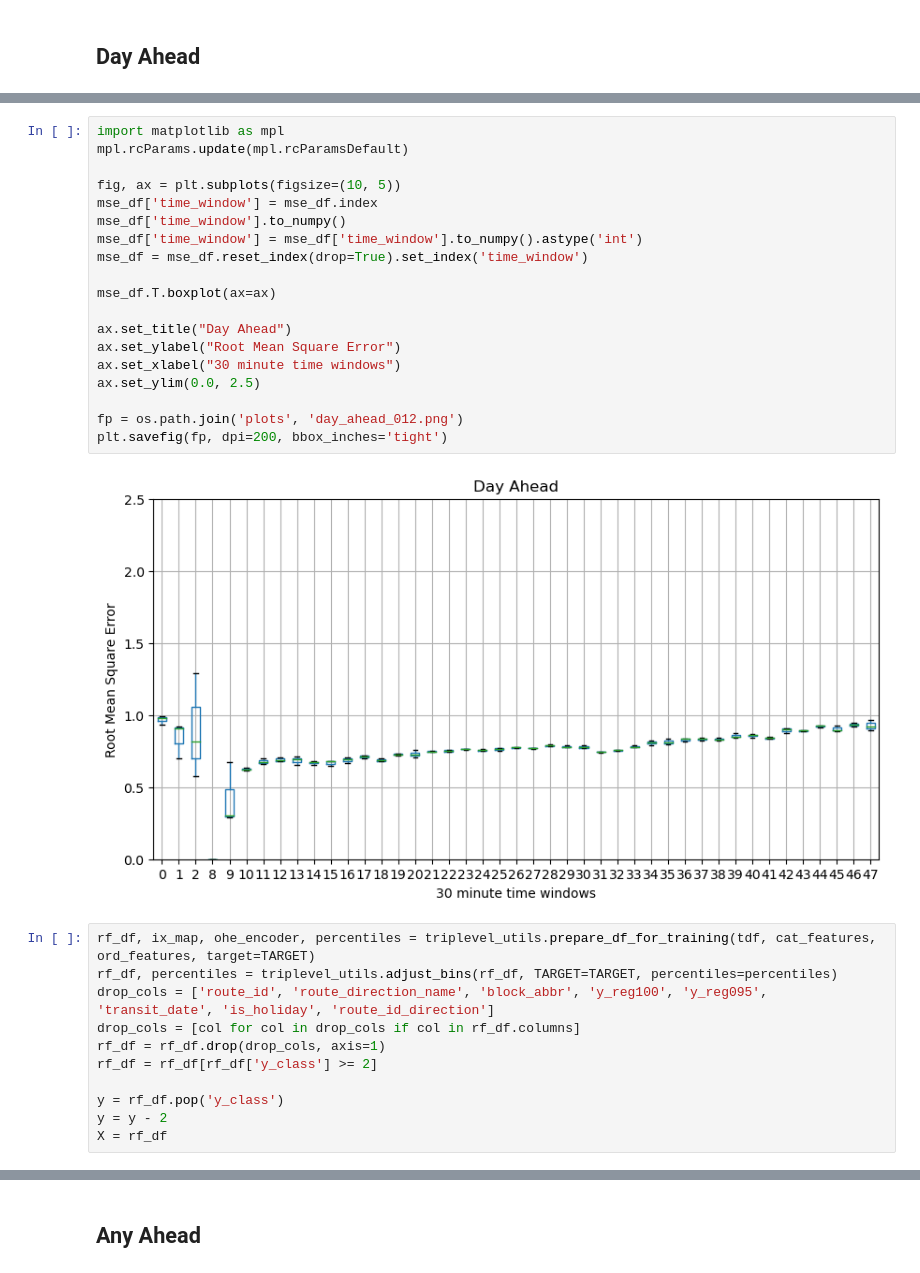
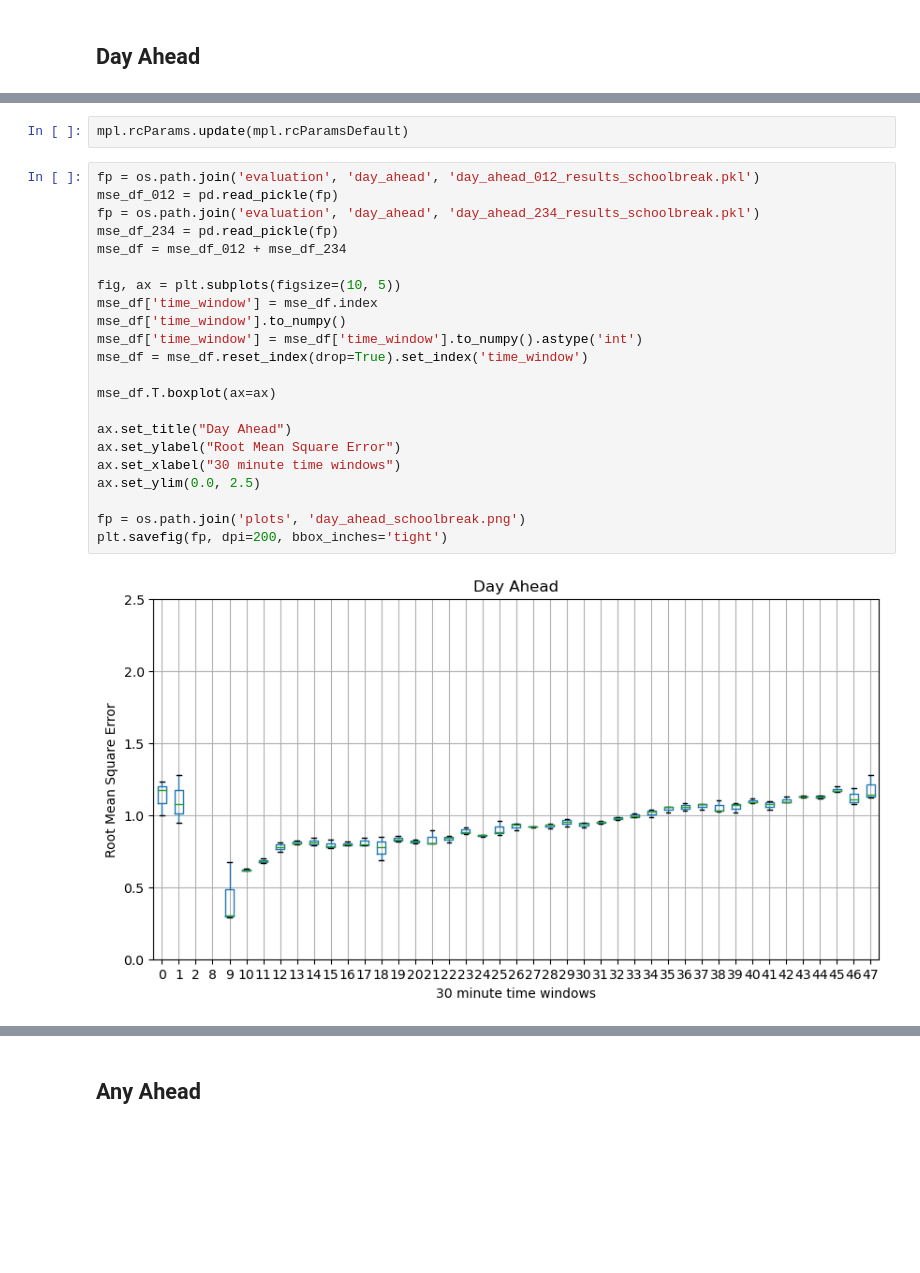
Before and after one commit to jptalusan/wego_occupancy_clean, a Jupyter notebook: notebooks/plotting.ipynb, the cells around one changed output, grey strips where cells are left out. Saved outputs shown, nothing was run; the diff lists cells and outputs as text; blank space fills up the shorter version.

Commit message:
Fixed evaluation issues and plotting.

```diff
--- a/notebooks/plotting.ipynb
+++ b/notebooks/plotting.ipynb
@@ -221,32 +184,26 @@ mse_df.to_pickle(fp)
+# %%
+mpl.rcParams.update(mpl.rcParamsDefault)
 # %%
-import matplotlib as mpl
-mpl.rcParams.update(mpl.rcParamsDefault)
+fp = os.path.join('evaluation', 'day_ahead', 'day_ahead_012_results_schoolbreak.pkl')
+mse_df_012 = pd.read_pickle(fp)
+fp = os.path.join('evaluation', 'day_ahead', 'day_ahead_234_results_schoolbreak.pkl')
+mse_df_234 = pd.read_pickle(fp)
+mse_df = mse_df_012 + mse_df_234
 
 fig, ax = plt.subplots(figsize=(10, 5))
 mse_df['time_window'] = mse_df.index
 mse_df['time_window'].to_numpy()
 mse_df['time_window'] = mse_df['time_window'].to_numpy().astype('int')
 mse_df = mse_df.reset_index(drop=True).set_index('time_window')
 
 mse_df.T.boxplot(ax=ax)
 
 ax.set_title("Day Ahead")
 ax.set_ylabel("Root Mean Square Error")
 ax.set_xlabel("30 minute time windows")
 ax.set_ylim(0.0, 2.5)
 
-fp = os.path.join('plots', 'day_ahead_012.png')
+fp = os.path.join('plots', 'day_ahead_schoolbreak.png')
 plt.savefig(fp, dpi=200, bbox_inches='tight')
 # %% [output]
-[figure, old version]
+[figure, new version]
-# %%
-rf_df, ix_map, ohe_encoder, percentiles = triplevel_utils.prepare_df_for_training(tdf, cat_features, ord_features, target=TARGET)
-rf_df, percentiles = triplevel_utils.adjust_bins(rf_df, TARGET=TARGET, percentiles=percentiles)
-drop_cols = ['route_id', 'route_direction_name', 'block_abbr', 'y_reg100', 'y_reg095', 'transit_date', 'is_holiday', 'route_id_direction']
-drop_cols = [col for col in drop_cols if col in rf_df.columns]
-rf_df = rf_df.drop(drop_cols, axis=1)
-rf_df = rf_df[rf_df['y_class'] >= 2]
-
-y = rf_df.pop('y_class')
-y = y - 2
-X = rf_df
```
Also changed, not shown: parts of 36 cells of this notebook, 17 other files.
